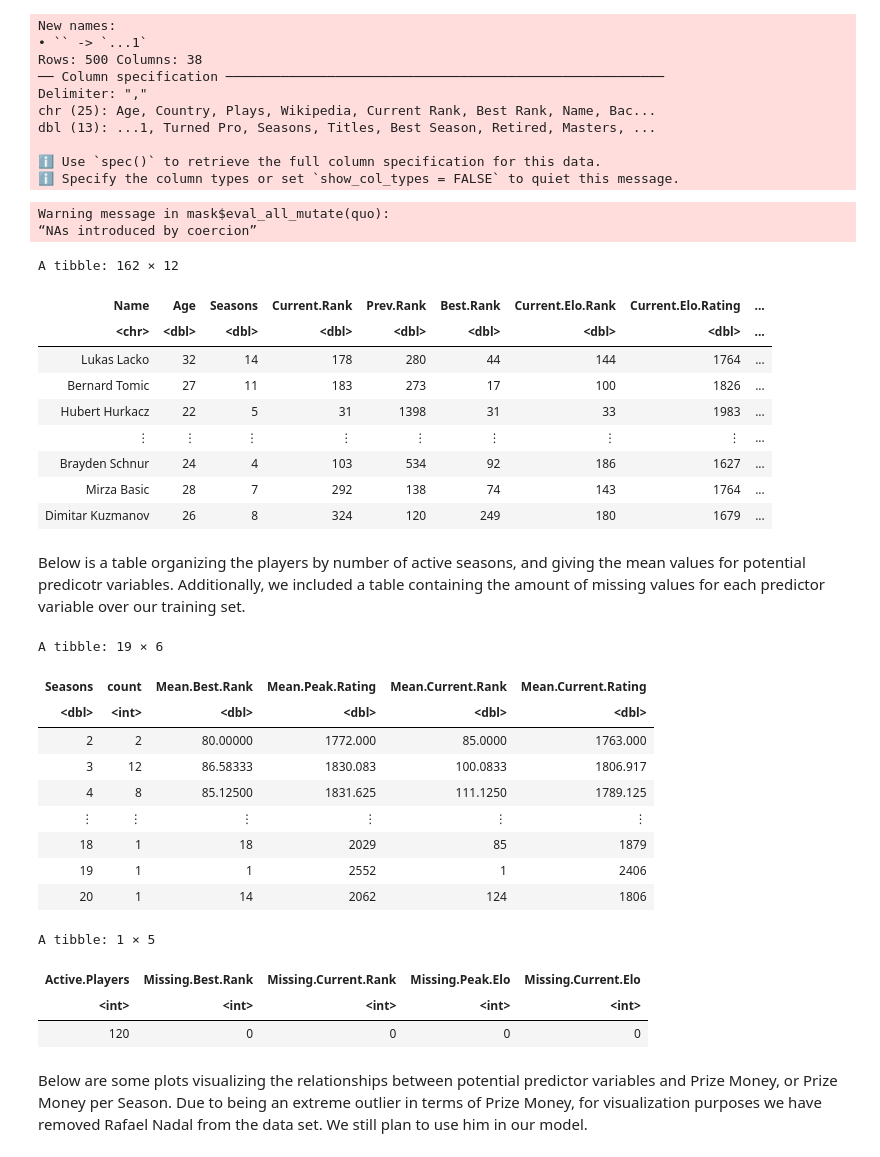
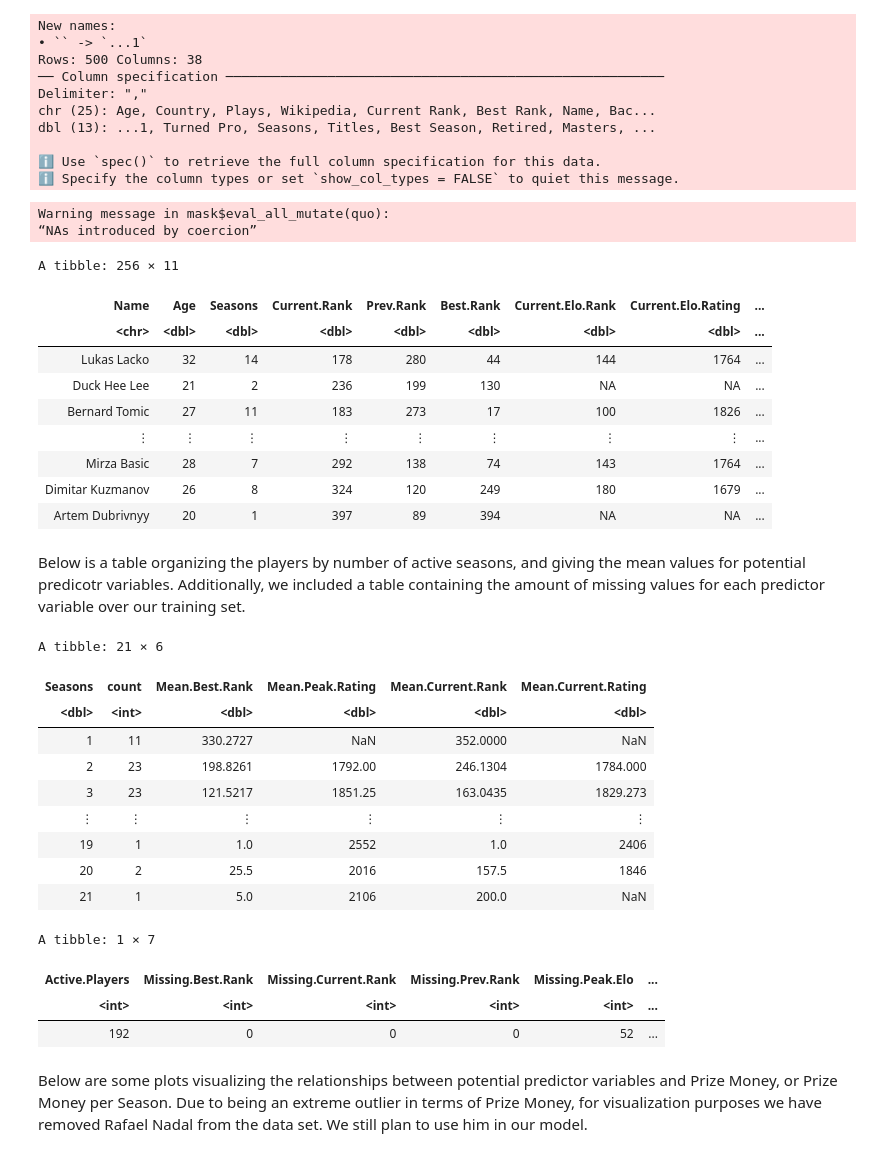
Before and after one commit to mnvibhakar/TennisSalaryProject, a Jupyter notebook: Nolan_Worksheet.ipynb, the cells around one changed output. Cells and saved outputs as stored; diff of their text form; code cells hidden in the pictures.

Commit message:
added aditional analysis in Nolan's worksheet
Cleaned up  some of the data organizing. Added analysis using only rank predictors, as well as analysis of which analysis gave the best predictions.

```diff
--- a/Nolan_Worksheet.ipynb
+++ b/Nolan_Worksheet.ipynb
@@ -22,35 +40,43 @@ dbl (13): ...1, Turned Pro, Seasons, Titles, Best Season, Retired, Masters, ...
 # %%
 tennis_data <- tennis |>
 filter(Active == "Yes") |>
 separate(col = Age, into = c("Age", "Birth.Date"), sep = " ") |>
 separate(col = Current.Rank, into = c("Current.Rank", "Prev.Rank"), sep = " ") |>
 separate(col = Best.Rank, into = c("Best.Rank", "Best.Rank.Date"), sep = " ") |>
 separate(col = Current.Elo.Rank, into = c("Current.Elo.Rank", "Current.Elo.Rating"), sep = " ") |>
 separate(col = Best.Elo.Rank, into = c("Best.Elo.Rank", "Best.Elo.Rank.Date"), sep = " ") |>
 separate(col = Peak.Elo.Rating, into = c("Peak.Elo.Rating", "Peak.Elo.Rating.Date"), sep = " ") |>
 mutate(Current.Rank = as.numeric(Current.Rank), Current.Elo.Rank = as.numeric(Current.Elo.Rank),
        Best.Elo.Rank = as.numeric(Best.Elo.Rank), Peak.Elo.Rating = as.numeric(Peak.Elo.Rating), Best.Rank = as.numeric(Best.Rank),
        Prize.Money = as.numeric(gsub("[^0-9.-]", "", Prize.Money)),
        Current.Elo.Rating = as.numeric(gsub("[^0-9.-]", "", Current.Elo.Rating)),
        Prev.Rank = as.numeric(gsub("[^0-9.-]", "", Prev.Rank)),
        Money.Per.Season = Prize.Money/Seasons, Age = as.numeric(Age)) |>
-select(Name, Age, Seasons, Current.Rank, Prev.Rank, Best.Rank, Current.Elo.Rank, Current.Elo.Rating, Best.Elo.Rank, Peak.Elo.Rating,
+select(Name, Age, Seasons, Current.Rank, Prev.Rank, Best.Rank, Current.Elo.Rank, Current.Elo.Rating, Peak.Elo.Rating,
            Prize.Money, Money.Per.Season) |>
-filter(!is.na(Money.Per.Season), !is.na(Age), !is.na(Current.Rank), !is.na(Best.Rank), !is.na(Current.Elo.Rating), !is.na(Peak.Elo.Rating))
+filter(!is.na(Money.Per.Season), !is.na(Age))
+tennis_data_current <- tennis_data |>
+filter(!is.na(Current.Rank), !is.na(Current.Elo.Rating))
+tennis_data_best <- tennis_data |>
+filter(!is.na(Peak.Elo.Rating), !is.na(Best.Rank))
+tennis_data_rank <- tennis_data |>
+filter(!is.na(Current.Rank), !is.na(Best.Rank), !is.na(Prev.Rank))
+tennis_data_all <- tennis_data |>
+filter(!is.na(Current.Rank), !is.na(Current.Elo.Rating), !is.na(Best.Rank), !is.na(Peak.Elo.Rating), !is.na(Prev.Rank))
 tennis_data
 # %% [output]
 Warning message in mask$eval_all_mutate(quo):
 “NAs introduced by coercion”
-A tibble: 162 × 12
+A tibble: 256 × 11
 | Name | Age | Seasons | Current.Rank | Prev.Rank | Best.Rank | Current.Elo.Rank | Current.Elo.Rating | ... |
 | <chr> | <dbl> | <dbl> | <dbl> | <dbl> | <dbl> | <dbl> | <dbl> | ... |
 | Lukas Lacko | 32 | 14 | 178 | 280 | 44 | 144 | 1764 | ... |
+| Duck Hee Lee | 21 | 2 | 236 | 199 | 130 | NA | NA | ... |
 | Bernard Tomic | 27 | 11 | 183 | 273 | 17 | 100 | 1826 | ... |
-| Hubert Hurkacz | 22 | 5 | 31 | 1398 | 31 | 33 | 1983 | ... |
 | ⋮ | ⋮ | ⋮ | ⋮ | ⋮ | ⋮ | ⋮ | ⋮ | ... |
-| Brayden Schnur | 24 | 4 | 103 | 534 | 92 | 186 | 1627 | ... |
 | Mirza Basic | 28 | 7 | 292 | 138 | 74 | 143 | 1764 | ... |
 | Dimitar Kuzmanov | 26 | 8 | 324 | 120 | 249 | 180 | 1679 | ... |
+| Artem Dubrivnyy | 20 | 1 | 397 | 89 | 394 | NA | NA | ... |
 # %%
 set.seed(16)
 tennis_split <- initial_split(tennis_data, prop = 0.75, strata = Money.Per.Season)
@@ -67,25 +93,27 @@ missing_tennis_data <- tennis_training |>
     summarize(Active.Players = n(),
               Missing.Best.Rank = sum(is.na(Best.Rank)),
               Missing.Current.Rank = sum(is.na(Current.Rank)),
+              Missing.Prev.Rank = sum(is.na(Prev.Rank)),
               Missing.Peak.Elo = sum(is.na(Peak.Elo.Rating)),
-              Missing.Current.Elo = sum(is.na(Current.Elo.Rating)))
+              Missing.Current.Elo = sum(is.na(Current.Elo.Rating)),
+              Missing.Age = sum(is.na(Age)))
 players_by_seasons
 missing_tennis_data
 # %% [output]
-A tibble: 19 × 6
+A tibble: 21 × 6
 | Seasons | count | Mean.Best.Rank | Mean.Peak.Rating | Mean.Current.Rank | Mean.Current.Rating |
 | <dbl> | <int> | <dbl> | <dbl> | <dbl> | <dbl> |
-| 2 | 2 | 80.00000 | 1772.000 | 85.0000 | 1763.000 |
-| 3 | 12 | 86.58333 | 1830.083 | 100.0833 | 1806.917 |
-| 4 | 8 | 85.12500 | 1831.625 | 111.1250 | 1789.125 |
+| 1 | 11 | 330.2727 | NaN | 352.0000 | NaN |
+| 2 | 23 | 198.8261 | 1792.00 | 246.1304 | 1784.000 |
+| 3 | 23 | 121.5217 | 1851.25 | 163.0435 | 1829.273 |
 | ⋮ | ⋮ | ⋮ | ⋮ | ⋮ | ⋮ |
-| 18 | 1 | 18 | 2029 | 85 | 1879 |
-| 19 | 1 | 1 | 2552 | 1 | 2406 |
-| 20 | 1 | 14 | 2062 | 124 | 1806 |
+| 19 | 1 | 1.0 | 2552 | 1.0 | 2406 |
+| 20 | 2 | 25.5 | 2016 | 157.5 | 1846 |
+| 21 | 1 | 5.0 | 2106 | 200.0 | NaN |
-A tibble: 1 × 5
+A tibble: 1 × 7
-| Active.Players | Missing.Best.Rank | Missing.Current.Rank | Missing.Peak.Elo | Missing.Current.Elo |
-| <int> | <int> | <int> | <int> | <int> |
-| 120 | 0 | 0 | 0 | 0 |
+| Active.Players | Missing.Best.Rank | Missing.Current.Rank | Missing.Prev.Rank | Missing.Peak.Elo | ... |
+| <int> | <int> | <int> | <int> | <int> | ... |
+| 192 | 0 | 0 | 0 | 52 | ... |
 # %% [markdown]
 Below are some plots visualizing the relationships between potential predictor variables and Prize Money, or Prize Money per Season.
 Due to being an extreme outlier in terms of Prize Money, for visualization purposes we have removed Rafael Nadal from the data set. We still plan to use him in our model.
```
Also changed, not shown: parts of 20 cells of this notebook.
